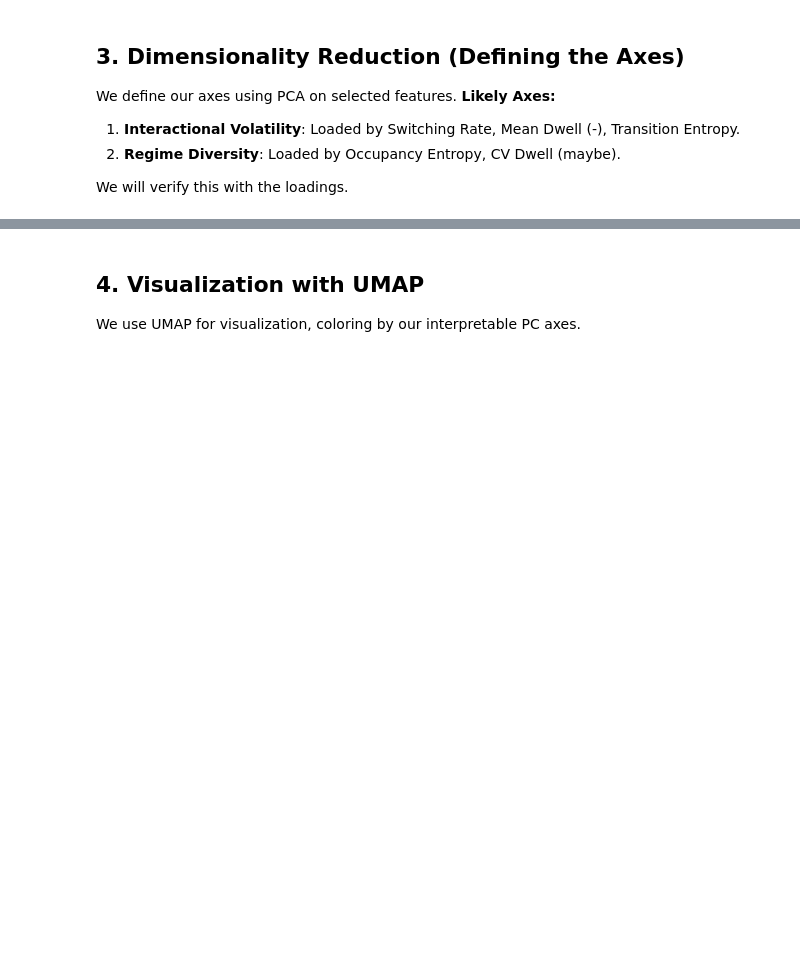
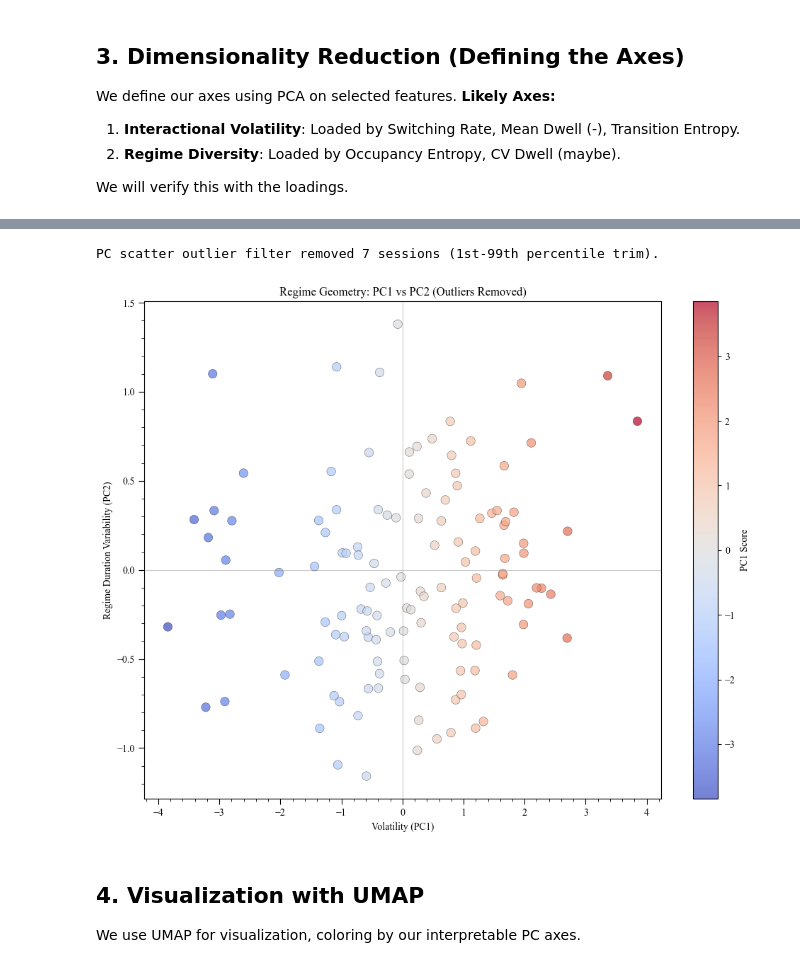
Before and after one commit to cartersale/Affect-Dynamics, a Jupyter notebook: notebooks/regime_geometry.ipynb, the cells around one changed output, grey strips where cells are left out. Drawn from its saved outputs; the diff is of its cells as text; code cells hidden in the pictures; blank space fills up the shorter version.

```diff
--- a/notebooks/regime_geometry.ipynb
+++ b/notebooks/regime_geometry.ipynb
@@ -240,3 +253,47 @@ PCA Loadings:
+# %%
+# Standalone: outlier-filtered PC1 vs PC2 scatter
+if {'PC1', 'PC2'}.issubset(df_features.columns):
+    q_low = df_features[['PC1', 'PC2']].quantile(0.01)
+    q_high = df_features[['PC1', 'PC2']].quantile(0.99)
+
+    inlier_mask = (
+        df_features['PC1'].between(q_low['PC1'], q_high['PC1'])
+        & df_features['PC2'].between(q_low['PC2'], q_high['PC2'])
+    )
+    df_features_plot = df_features.loc[inlier_mask].copy()
+    n_removed = int((~inlier_mask).sum())
+    print(f"PC scatter outlier filter removed {n_removed} sessions (1st-99th percentile trim).")
+
+    plt.figure(figsize=(10, 8))
+    sc = plt.scatter(
+        df_features_plot['PC1'],
+        df_features_plot['PC2'],
+        c=df_features_plot['PC1'],
+        cmap='coolwarm',
+        s=80,
+        alpha=0.7,
+        edgecolors='k',
+        linewidth=0.3
+    )
+
+    plt.colorbar(sc, label='PC1 Score')
+    plt.title("Regime Geometry: PC1 vs PC2 (Outliers Removed)")
+    plt.xlabel("Volatility (PC1)")
+    plt.ylabel("Regime Duration Variability (PC2)")
+    ax = plt.gca()
+    ax.axvline(0, color='gray', lw=0.8, alpha=0.4)
+    ax.axhline(0, color='gray', lw=0.8, alpha=0.4)
+    ax.tick_params(axis='both', which='major', direction='out', length=6)
+    ax.tick_params(axis='both', which='minor', direction='out', length=3)
+    ax.minorticks_on()
+    plt.tight_layout()
+    plt.savefig(REGIME_DIR / "pc1_vs_pc2_scatter_outliers_removed.svg", format="svg")
+    plt.show()
+else:
+    print("Run the PCA cell first so PC1/PC2 are available.")
+# %% [output]
+PC scatter outlier filter removed 7 sessions (1st-99th percentile trim).
+[figure, added]
 # %% [markdown]
 ## 4. Visualization with UMAP
 We use UMAP for visualization, coloring by our interpretable PC axes.
```
Also changed, not shown: parts of 7 cells of this notebook, 9 other files.
